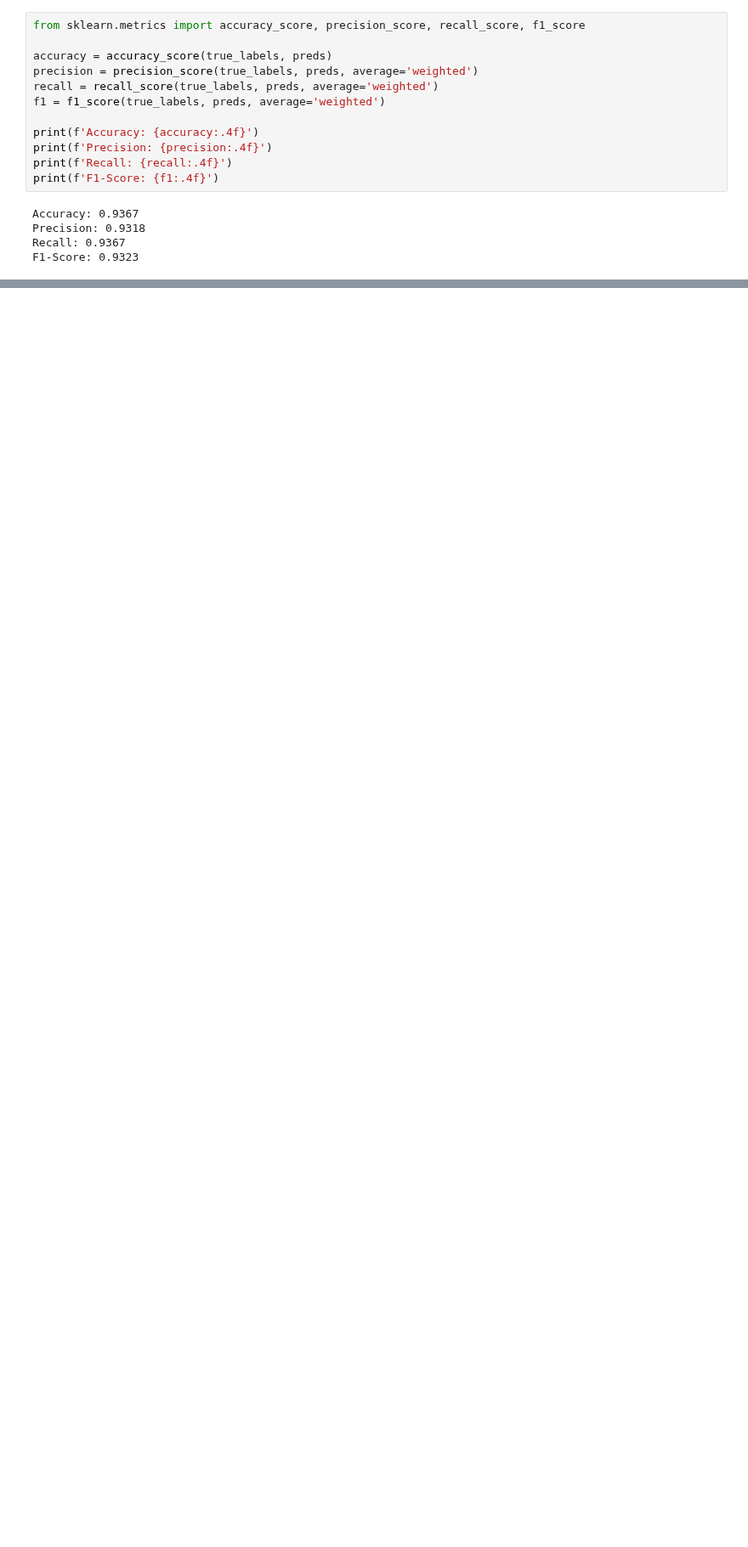
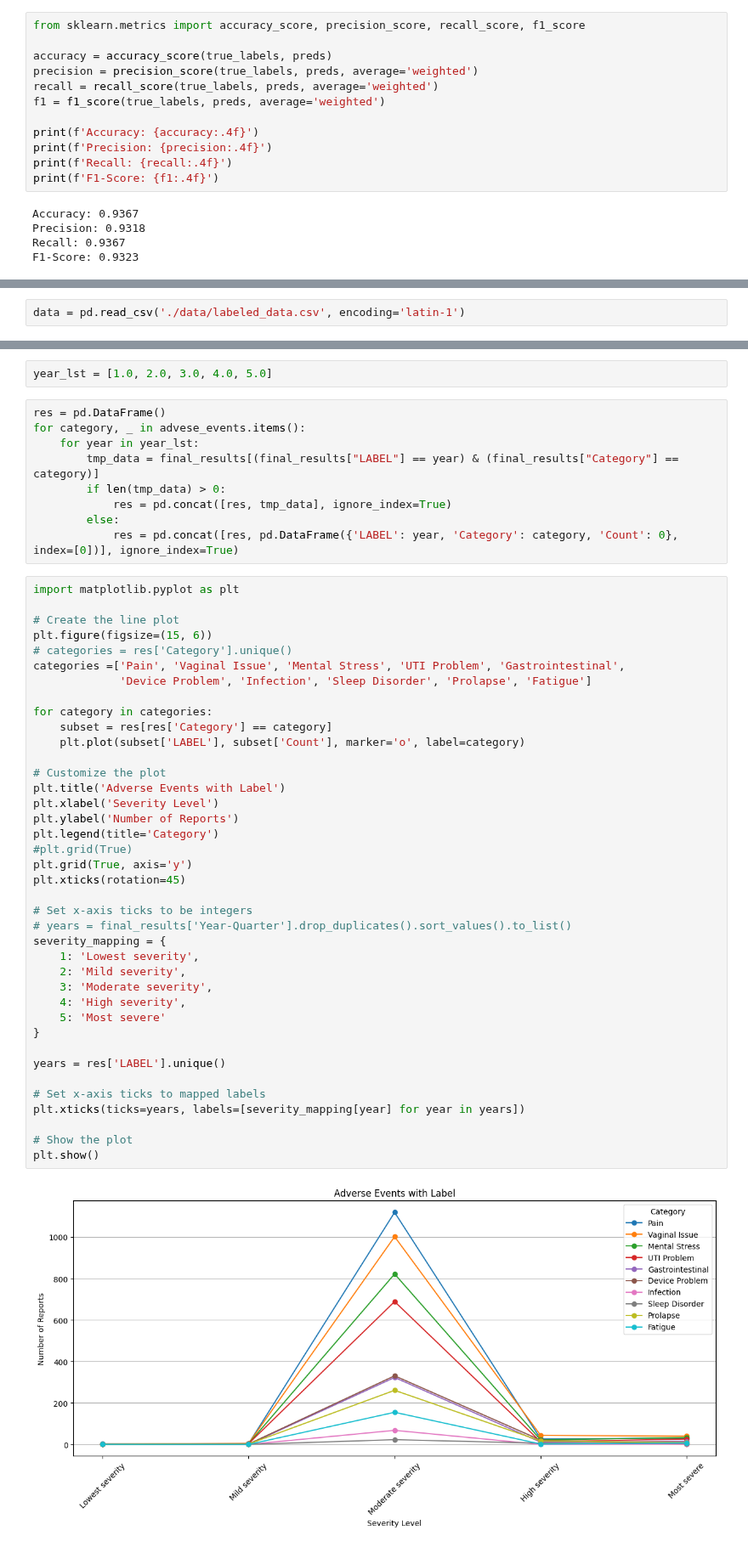
Before and after one commit to KaneZhao/Adverse-Events-in-Female-Stress-Urinary-Incontinence, a Jupyter notebook: Sentiment_Analysis.ipynb, the cells around one changed output, grey strips where cells are left out. Shown at 85% size. Saved outputs shown, nothing was run; the diff lists cells and outputs as text; blank space fills up the shorter version.

```diff
--- a/Sentiment_Analysis.ipynb
+++ b/Sentiment_Analysis.ipynb
@@ -723,0 +416,2 @@ ValueError: The model did not return a loss from the inputs, only the following
+# %%
+data = pd.read_csv('./data/labeled_data.csv', encoding='latin-1')
@@ -723,0 +482,52 @@ ValueError: The model did not return a loss from the inputs, only the following
+# %%
+year_lst = [1.0, 2.0, 3.0, 4.0, 5.0]
+# %%
+res = pd.DataFrame()
+for category, _ in advese_events.items():
+    for year in year_lst:
+        tmp_data = final_results[(final_results["LABEL"] == year) & (final_results["Category"] == category)]
+        if len(tmp_data) > 0:
+            res = pd.concat([res, tmp_data], ignore_index=True)
+        else:
+            res = pd.concat([res, pd.DataFrame({'LABEL': year, 'Category': category, 'Count': 0}, index=[0])], ignore_index=True)
+# %%
+import matplotlib.pyplot as plt
+
+# Create the line plot
+plt.figure(figsize=(15, 6))
+# categories = res['Category'].unique()
+categories =['Pain', 'Vaginal Issue', 'Mental Stress', 'UTI Problem', 'Gastrointestinal',
+             'Device Problem', 'Infection', 'Sleep Disorder', 'Prolapse', 'Fatigue']
+
+for category in categories:
+    subset = res[res['Category'] == category]
+    plt.plot(subset['LABEL'], subset['Count'], marker='o', label=category)
+
+# Customize the plot
+plt.title('Adverse Events with Label')
+plt.xlabel('Severity Level')
+plt.ylabel('Number of Reports')
+plt.legend(title='Category')
+#plt.grid(True)
+plt.grid(True, axis='y')
+plt.xticks(rotation=45)
+
+# Set x-axis ticks to be integers
+# years = final_results['Year-Quarter'].drop_duplicates().sort_values().to_list()
+severity_mapping = {
+    1: 'Lowest severity',
+    2: 'Mild severity',
+    3: 'Moderate severity',
+    4: 'High severity',
+    5: 'Most severe'
+}
+
+years = res['LABEL'].unique()
+
+# Set x-axis ticks to mapped labels
+plt.xticks(ticks=years, labels=[severity_mapping[year] for year in years])
+
+# Show the plot
+plt.show()
+# %% [output]
+[figure, added]
```
Also changed, not shown: parts of 31 cells of this notebook, 2 other files.
